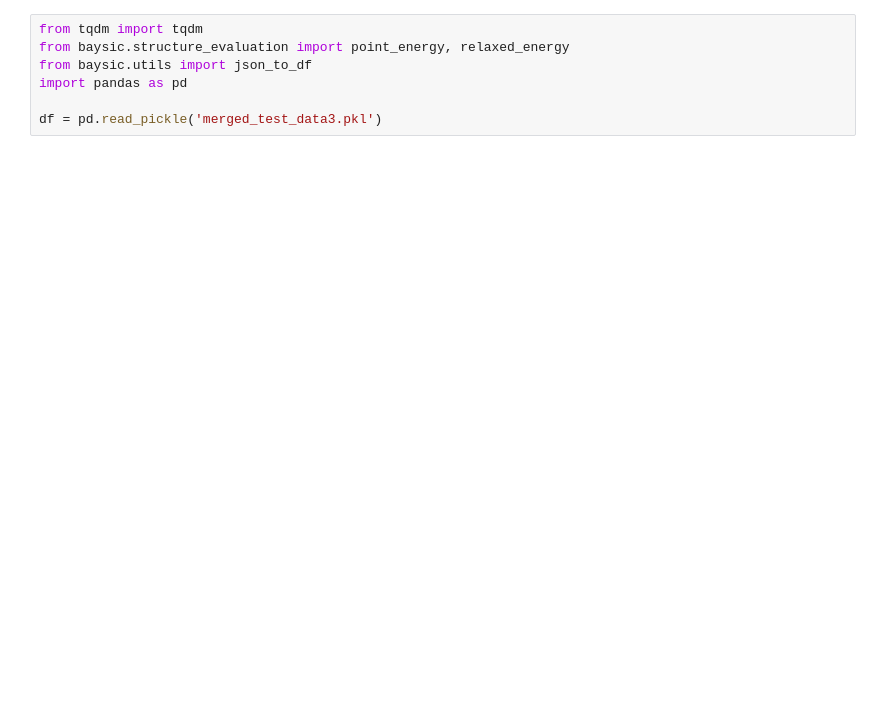
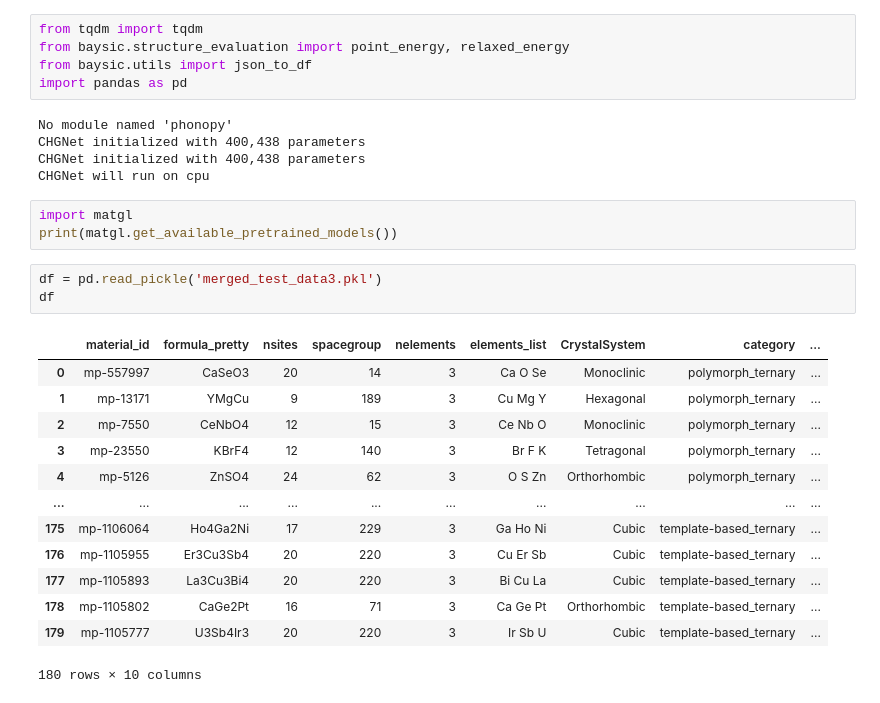
Before and after one commit to nicholas-miklaucic/baysic, a Jupyter notebook: m3gnet-speed.ipynb, the cells around one changed output. Drawn from its saved outputs; the diff is of its cells as text; blank space fills up the shorter version.

```diff
--- a/m3gnet-speed.ipynb
+++ b/m3gnet-speed.ipynb
@@ -3,6 +3,29 @@ from tqdm import tqdm
 from baysic.structure_evaluation import point_energy, relaxed_energy
 from baysic.utils import json_to_df
 import pandas as pd
-
-df = pd.read_pickle('merged_test_data3.pkl')
+# %% [output]
+No module named 'phonopy'
+CHGNet initialized with 400,438 parameters
+CHGNet initialized with 400,438 parameters
+CHGNet will run on cpu
+# %%
+import matgl
+print(matgl.get_available_pretrained_models())
+# %%
+df = pd.read_pickle('merged_test_data3.pkl')
+df
+# %% [output]
+|  | material_id | formula_pretty | nsites | spacegroup | nelements | elements_list | CrystalSystem | category | ... |
+| 0 | mp-557997 | CaSeO3 | 20 | 14 | 3 | Ca O Se | Monoclinic | polymorph_ternary | ... |
+| 1 | mp-13171 | YMgCu | 9 | 189 | 3 | Cu Mg Y | Hexagonal | polymorph_ternary | ... |
+| 2 | mp-7550 | CeNbO4 | 12 | 15 | 3 | Ce Nb O | Monoclinic | polymorph_ternary | ... |
+| 3 | mp-23550 | KBrF4 | 12 | 140 | 3 | Br F K | Tetragonal | polymorph_ternary | ... |
+| 4 | mp-5126 | ZnSO4 | 24 | 62 | 3 | O S Zn | Orthorhombic | polymorph_ternary | ... |
+| ... | ... | ... | ... | ... | ... | ... | ... | ... | ... |
+| 175 | mp-1106064 | Ho4Ga2Ni | 17 | 229 | 3 | Ga Ho Ni | Cubic | template-based_ternary | ... |
+| 176 | mp-1105955 | Er3Cu3Sb4 | 20 | 220 | 3 | Cu Er Sb | Cubic | template-based_ternary | ... |
+| 177 | mp-1105893 | La3Cu3Bi4 | 20 | 220 | 3 | Bi Cu La | Cubic | template-based_ternary | ... |
+| 178 | mp-1105802 | CaGe2Pt | 16 | 71 | 3 | Ca Ge Pt | Orthorhombic | template-based_ternary | ... |
+| 179 | mp-1105777 | U3Sb4Ir3 | 20 | 220 | 3 | Ir Sb U | Cubic | template-based_ternary | ... |
+180 rows × 10 columns
 # %%
```
Also changed, not shown: parts of 7 cells of this notebook, 4 other files.
